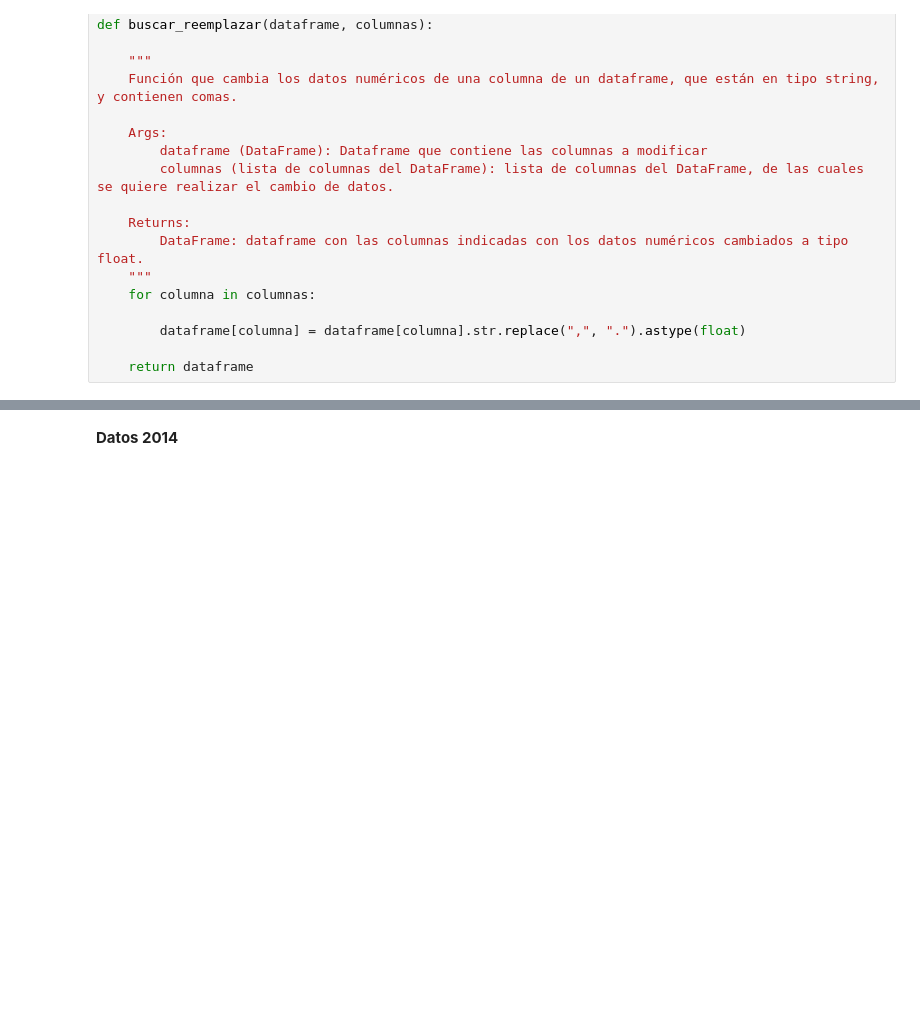
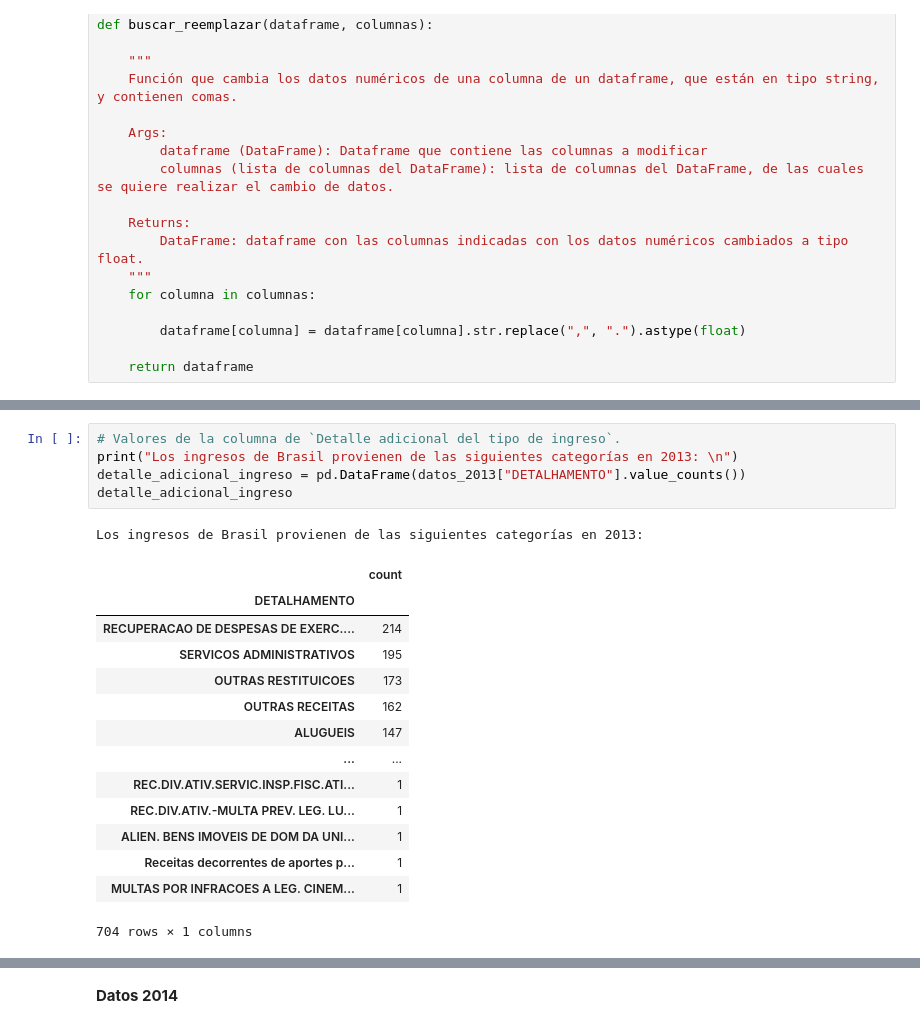
Before and after one commit to Gabijc/Proyecto2_Analisis_Ingresos_Brasil, a Jupyter notebook: EDA_datos_Brasil.ipynb, the cells around one changed output, grey strips where cells are left out. Cells and saved outputs as stored; diff of their text form; blank space fills up the shorter version.

```diff
--- a/EDA_datos_Brasil.ipynb
+++ b/EDA_datos_Brasil.ipynb
@@ -189,0 +366,21 @@ np.int64(0)
+# %%
+# Valores de la columna de `Detalle adicional del tipo de ingreso`.
+print("Los ingresos de Brasil provienen de las siguientes categorías en 2013: \n")
+detalle_adicional_ingreso = pd.DataFrame(datos_2013["DETALHAMENTO"].value_counts())
+detalle_adicional_ingreso
+# %% [output]
+Los ingresos de Brasil provienen de las siguientes categorías en 2013:
+|  | count |
+| DETALHAMENTO |  |
+| RECUPERACAO DE DESPESAS DE EXERC.... | 214 |
+| SERVICOS ADMINISTRATIVOS | 195 |
+| OUTRAS RESTITUICOES | 173 |
+| OUTRAS RECEITAS | 162 |
+| ALUGUEIS | 147 |
+| ... | ... |
+| REC.DIV.ATIV.SERVIC.INSP.FISC.ATI... | 1 |
+| REC.DIV.ATIV.-MULTA PREV. LEG. LU... | 1 |
+| ALIEN. BENS IMOVEIS DE DOM DA UNI... | 1 |
+| Receitas decorrentes de aportes p... | 1 |
+| MULTAS POR INFRACOES A LEG. CINEM... | 1 |
+704 rows × 1 columns
```
Also changed, not shown: parts of 52 cells of this notebook, 3 other files.
